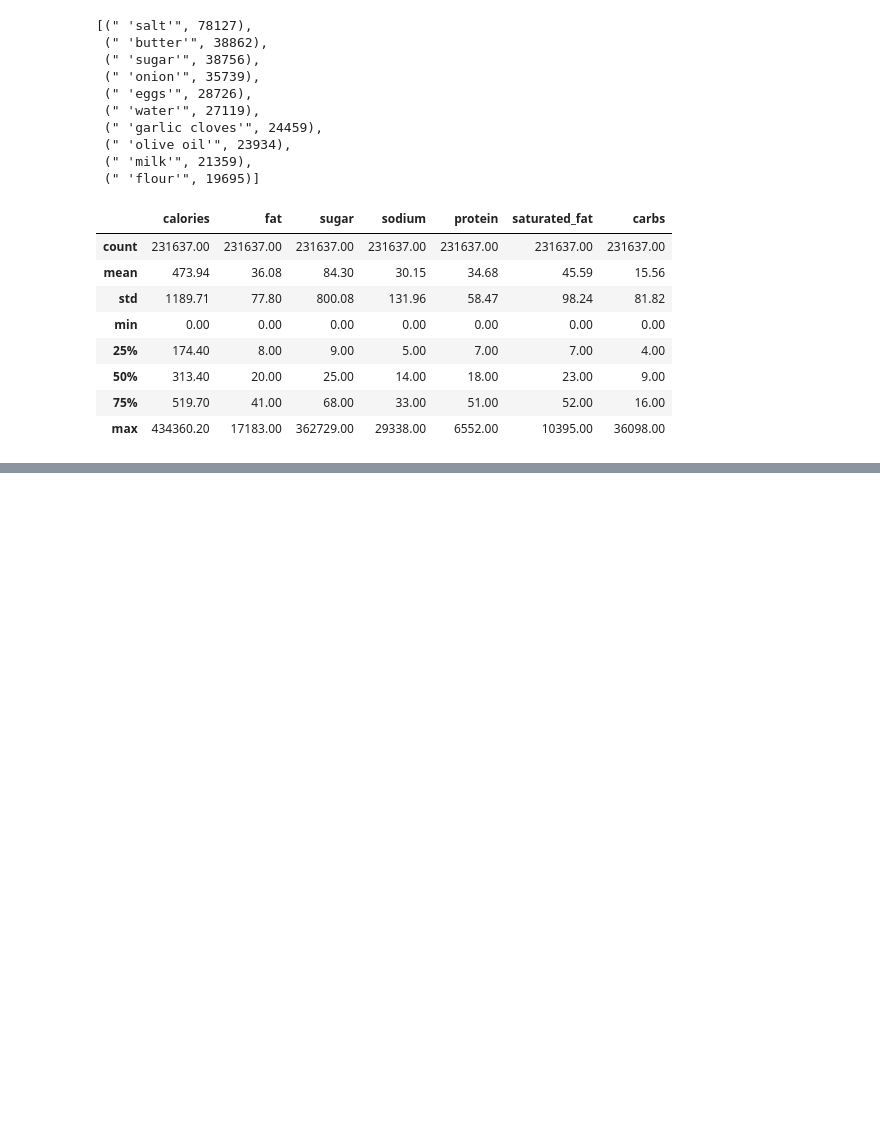
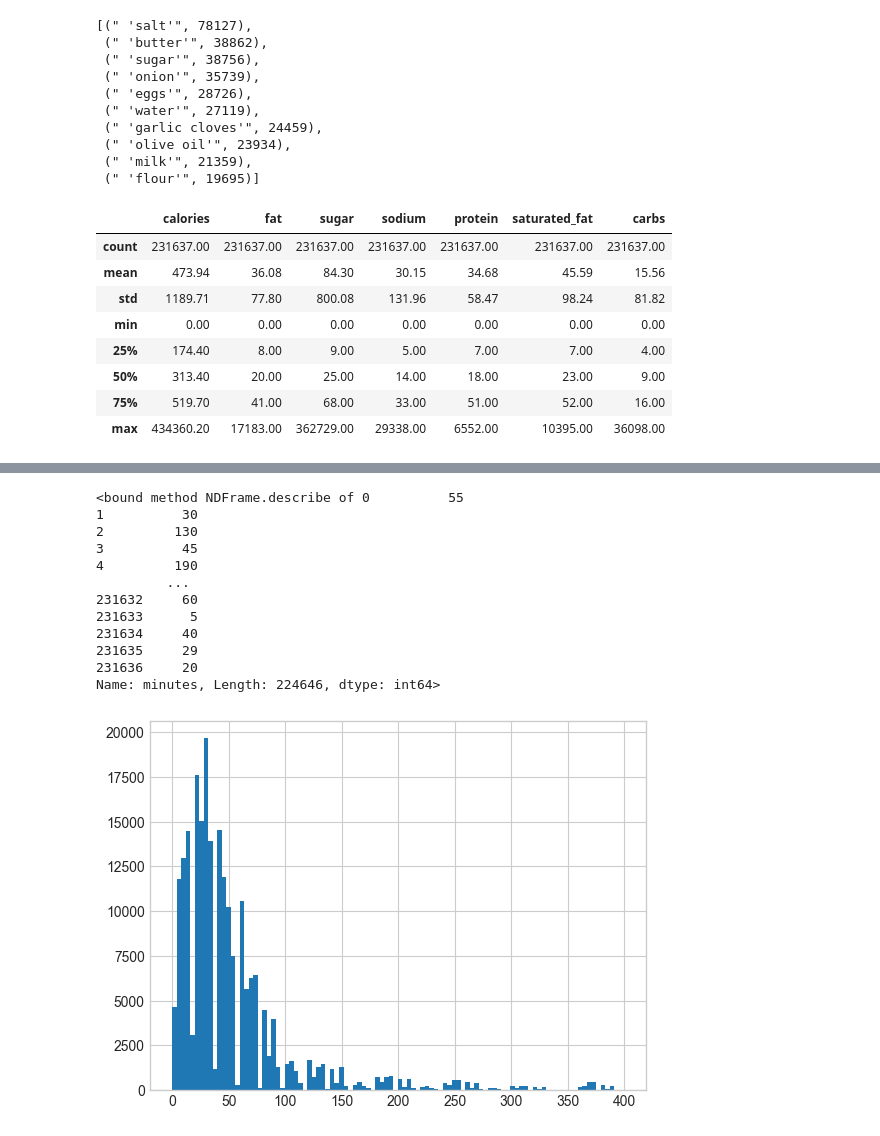
Before and after one commit to PH31M/Food-RecommendationSystem, a Jupyter notebook: notebooks/01_data_exploration.ipynb, the cells around one changed output, grey strips where cells are left out. Cells and saved outputs as stored; diff of their text form; code cells hidden in the pictures; blank space fills up the shorter version.

```diff
--- a/notebooks/01_data_exploration.ipynb
+++ b/notebooks/01_data_exploration.ipynb
@@ -197,0 +217,19 @@ display(df_recipes['protein'].hist())
+# %%
+# Kiểm tra recipes có Minutes đều có thời gian nấu từ 20-30 phút, ta thấy được thời gian nấu rất hợp trong nấu ăn gia đình
+df_recipes_hist_minutes = df_recipes[df_recipes['minutes'] < 400]
+df_recipes_hist_minutes['minutes'].hist(bins=100)
+df_recipes_hist_minutes['minutes'].describe
+# %% [output]
+<bound method NDFrame.describe of 0          55
+1          30
+2         130
+3          45
+4         190
+         ...
+231632     60
+231633      5
+231634     40
+231635     29
+231636     20
+Name: minutes, Length: 224646, dtype: int64>
+[figure, added]
```
Also changed, not shown: parts of 5 cells of this notebook.
